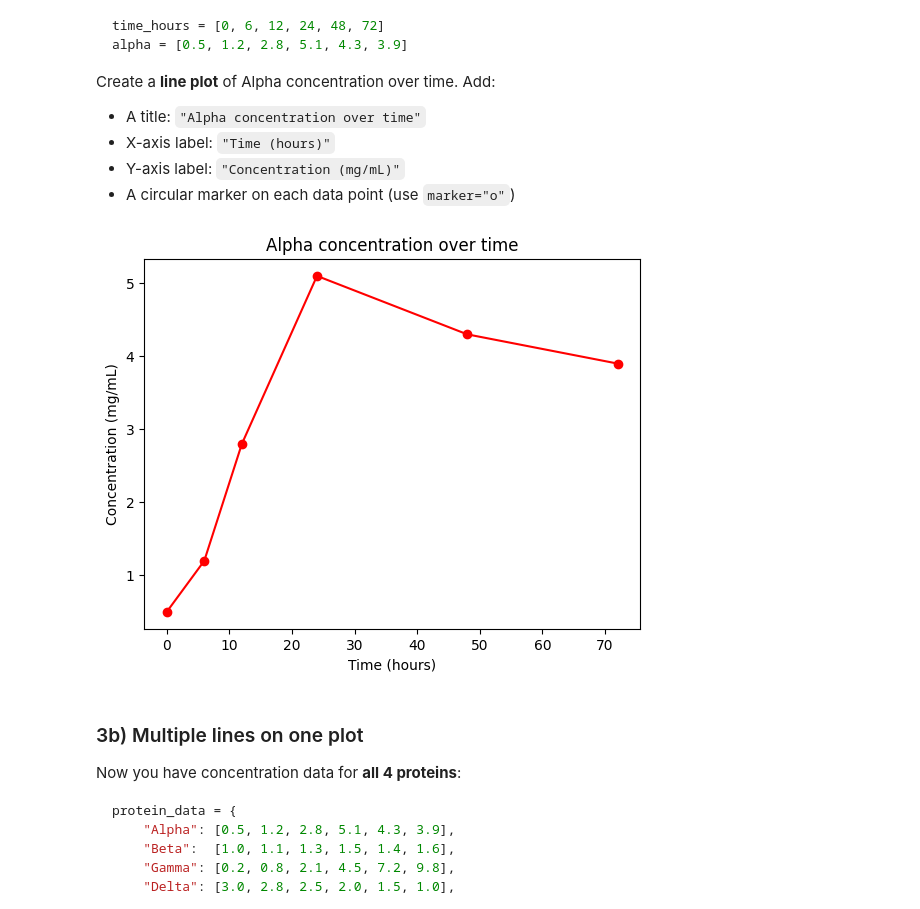
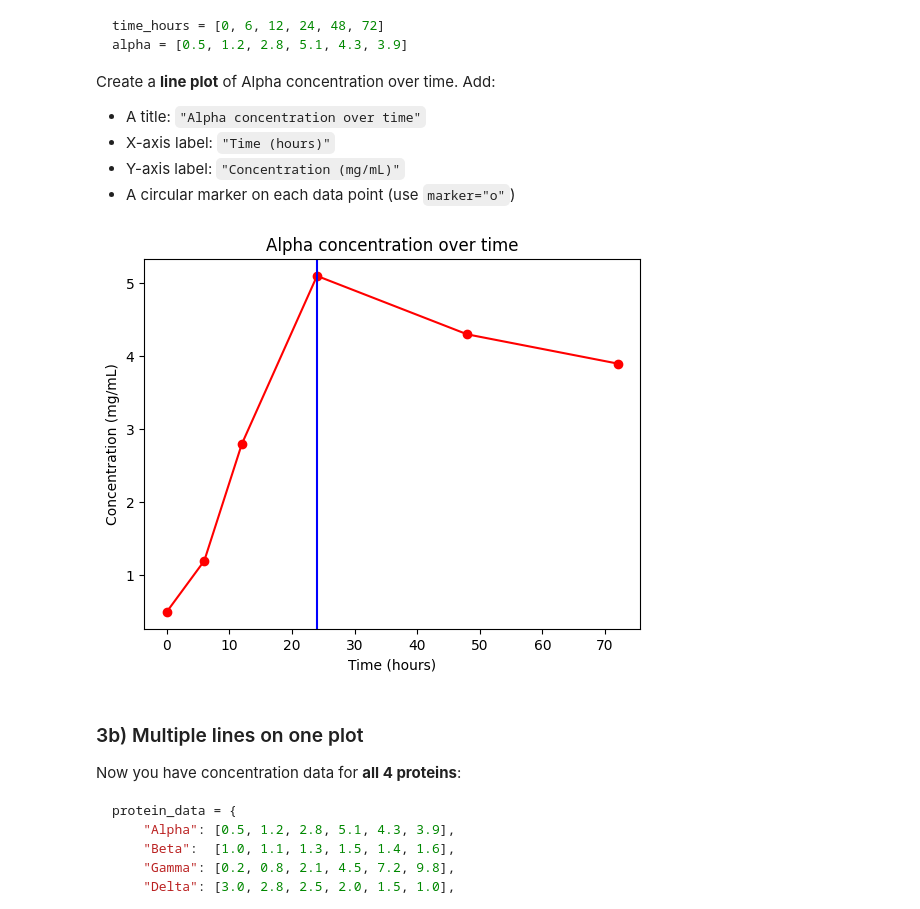
Before and after one commit to caroccialberto/Python2026, a Jupyter notebook: exam/exam_python_2026_Carocci.ipynb, the cells around one changed output. Cells and saved outputs as stored; diff of their text form; code cells hidden in the pictures.

```diff
--- a/exam/exam_python_2026_Carocci.ipynb
+++ b/exam/exam_python_2026_Carocci.ipynb
@@ -340,17 +340,22 @@ Create a **line plot** of Alpha concentration over time. Add:
 - Y-axis label: `"Concentration (mg/mL)"`
 - A circular marker on each data point (use `marker="o"`)
 # %%
+import numpy as np
+
 time_hours = [0, 6, 12, 24, 48, 72]
 alpha = [0.5, 1.2, 2.8, 5.1, 4.3, 3.9]
 
+best_time = time_hours[np.array(alpha).argmax()]
 # YOUR CODE HERE
 plt.plot(time_hours, alpha, marker="o", color = "red")
+
+plt.axvline(best_time, color = "blue")
 plt.title("Alpha concentration over time")
 plt.xlabel("Time (hours)")
 plt.ylabel("Concentration (mg/mL)")
 plt.show()
 # %% [output]
-[figure, old version]
+[figure, new version]
 # %% [markdown]
 ### 3b) Multiple lines on one plot
 
```
Also changed, not shown: parts of 4 cells of this notebook.
